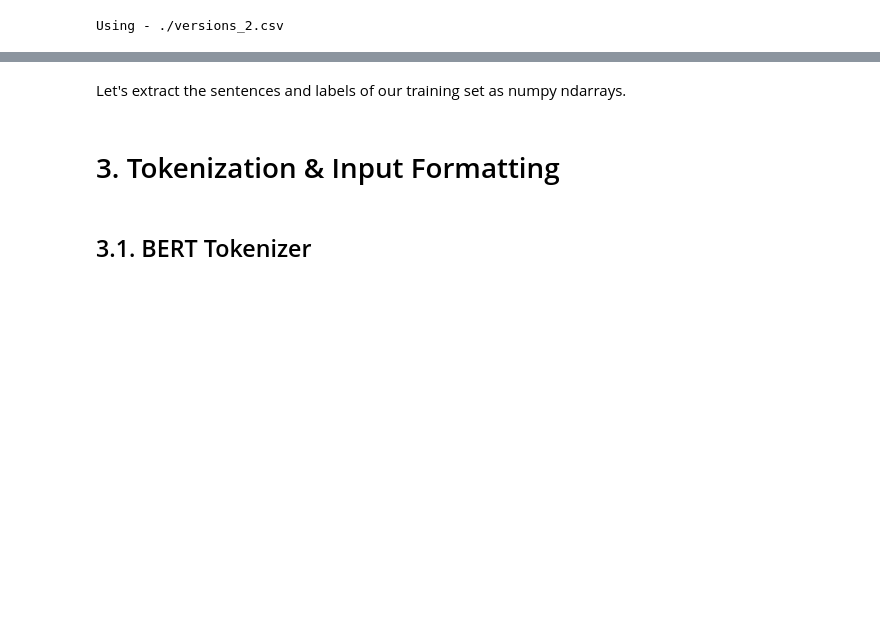
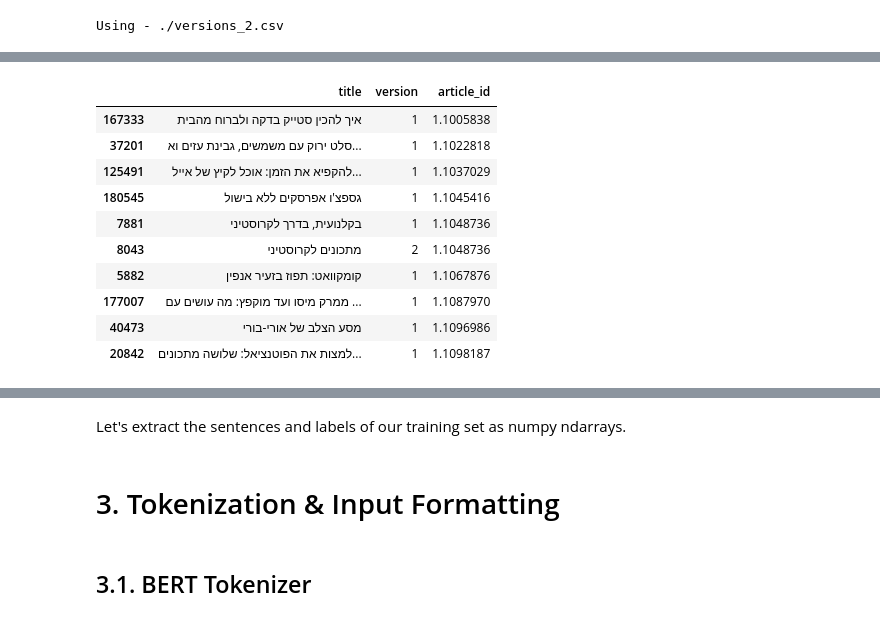
Before and after one commit to db295/ILNewsDiff, a Jupyter notebook: nlp/run_nlp.ipynb, the cells around one changed output, grey strips where cells are left out. Saved outputs shown, nothing was run; the diff lists cells and outputs as text; code cells hidden in the pictures; blank space fills up the shorter version.

```diff
--- a/nlp/run_nlp.ipynb
+++ b/nlp/run_nlp.ipynb
@@ -101,0 +178,27 @@ Number of sentences: 187531
+# %%
+
+
+# Display 10 random rows from the data.
+# df.loc[(df.article_id == "1.9812346")]
+df.sort_values(by=["article_id"], inplace=True)
+
+# df[["title", "version", "article_id"]].head(20)
+# df.loc[df.version > 100][["title", "version", "article_id"]].article_id
+
+
+df[["title", "version", "article_id"]].head(10)
+
+
+# df.sample(10)
+# %% [output]
+|  | title | version | article_id |
+| 167333 | איך להכין סטייק בדקה ולברוח מהבית | 1 | 1.1005838 |
+| 37201 | סלט ירוק עם משמשים, גבינת עזים וא... | 1 | 1.1022818 |
+| 125491 | להקפיא את הזמן: אוכל לקיץ של אייל... | 1 | 1.1037029 |
+| 180545 | גספצ'ו אפרסקים ללא בישול | 1 | 1.1045416 |
+| 7881 | בקלנועית, בדרך לקרוסטיני | 1 | 1.1048736 |
+| 8043 | מתכונים לקרוסטיני | 2 | 1.1048736 |
+| 5882 | קומקוואט: תפוז בזעיר אנפין | 1 | 1.1067876 |
+| 177007 | ממרק מיסו ועד מוקפץ: מה עושים עם ... | 1 | 1.1087970 |
+| 40473 | מסע הצלב של אורי-בורי | 1 | 1.1096986 |
+| 20842 | למצות את הפוטנציאל: שלושה מתכונים... | 1 | 1.1098187 |
```
Also changed, not shown: parts of 16 cells of this notebook.
